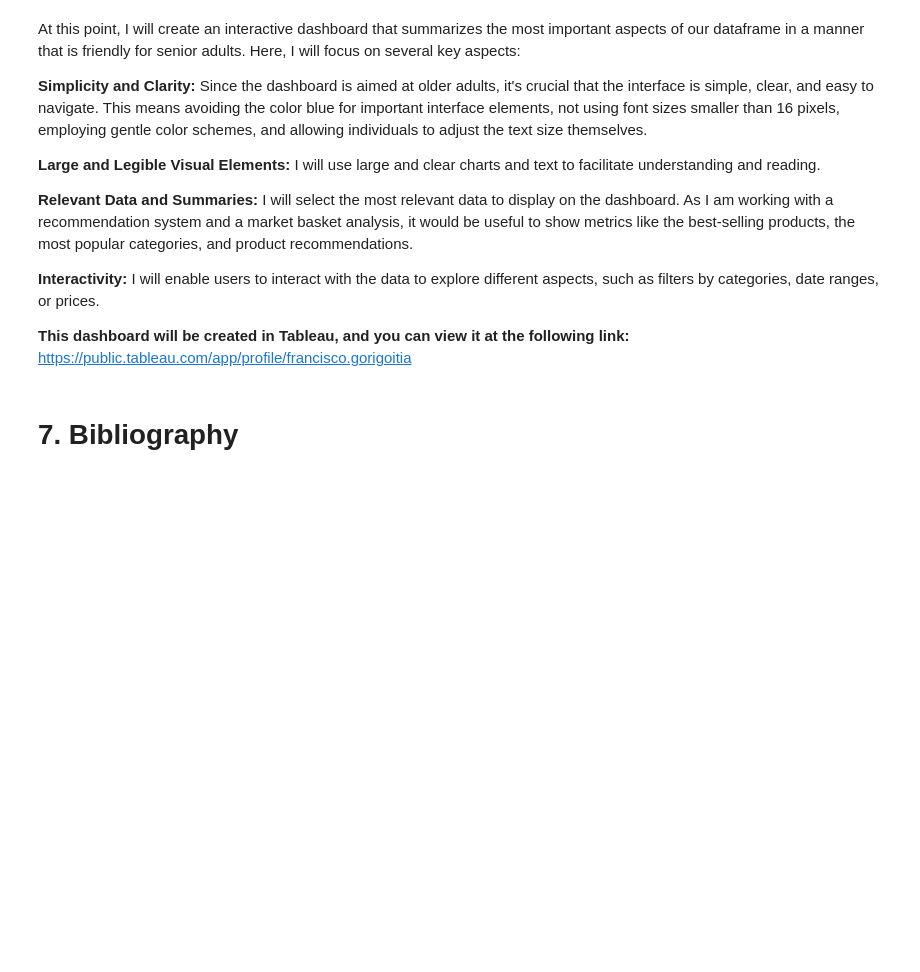
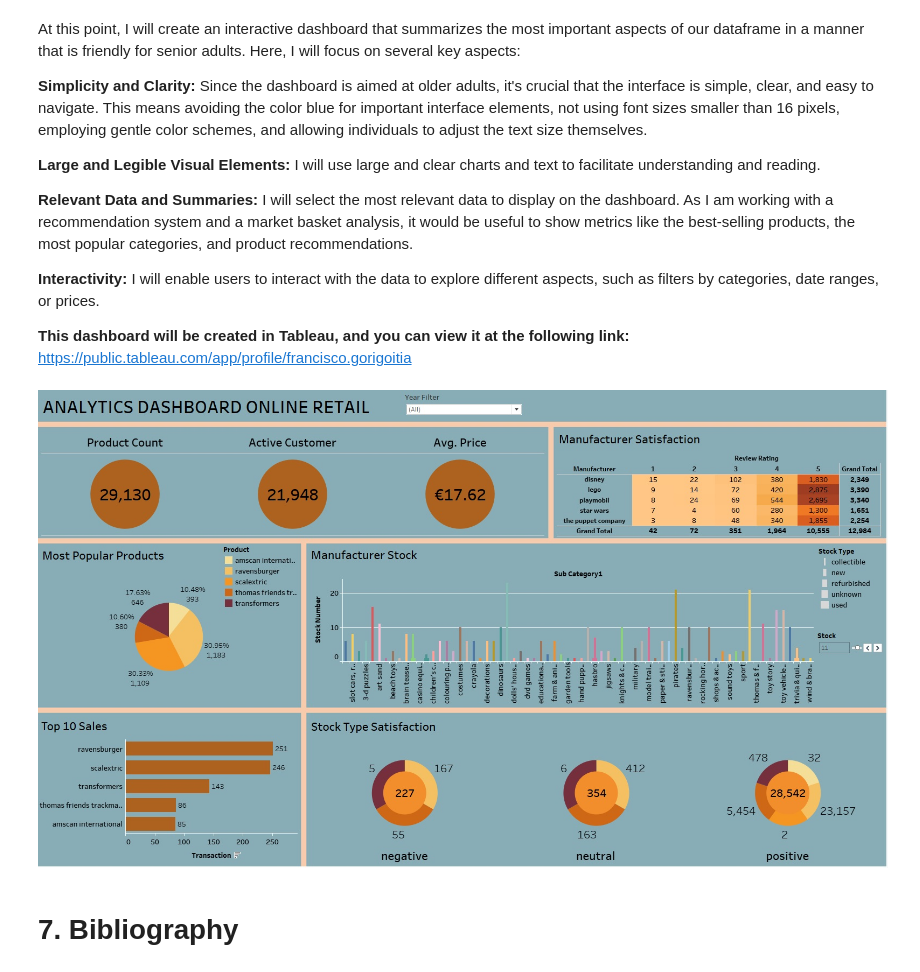
Before and after one commit to FJGM2023015/Recommendation-System-Market-Basket-Analysis-, a Jupyter notebook: recomm_system_market_basket_analysis.ipynb, the cells around one changed output. Drawn from its saved outputs; the diff is of its cells as text; code cells hidden in the pictures; blank space fills up the shorter version.

```diff
--- a/recomm_system_market_basket_analysis.ipynb
+++ b/recomm_system_market_basket_analysis.ipynb
@@ -1030,6 +1030,10 @@ At this point, I will create an interactive dashboard that summarizes the most i
 **Interactivity:** I will enable users to interact with the data to explore different aspects, such as filters by categories, date ranges, or prices.
 
 **This dashboard will be created in Tableau, and you can view it at the following link:** https://public.tableau.com/app/profile/francisco.gorigoitia
+# %%
+Image(filename =r'Dashboard.jpg')
+# %% [output]
+[figure, added]
 # %% [markdown]
 <a id='7'></a>
 # 7. Bibliography
```
